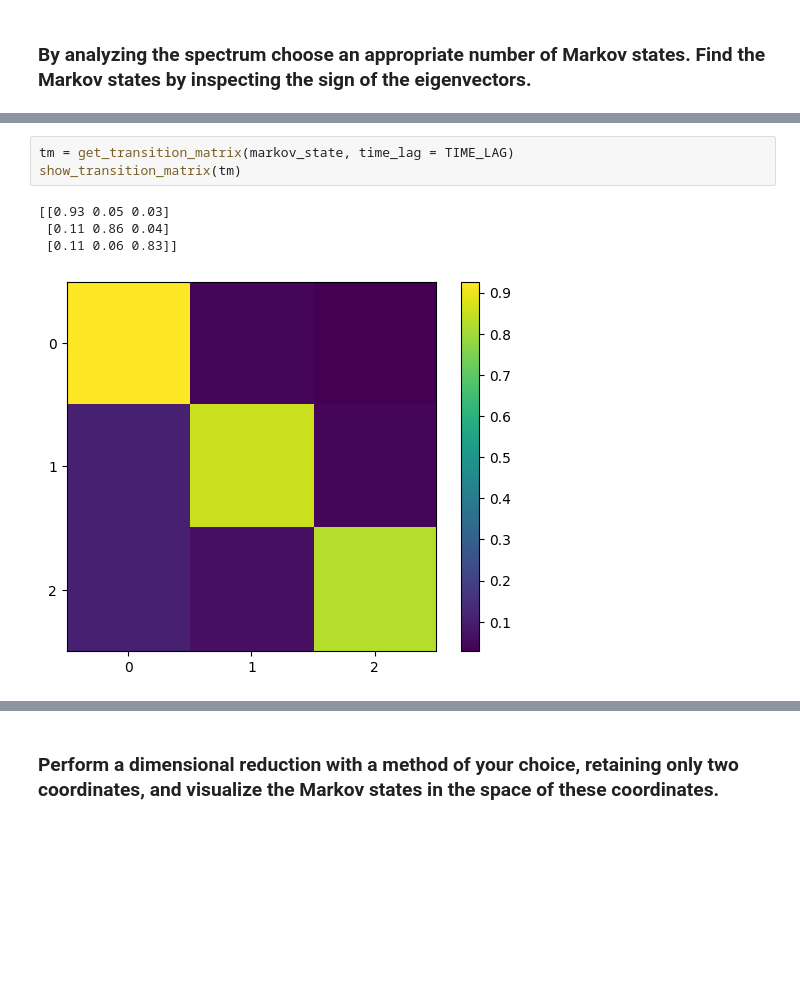
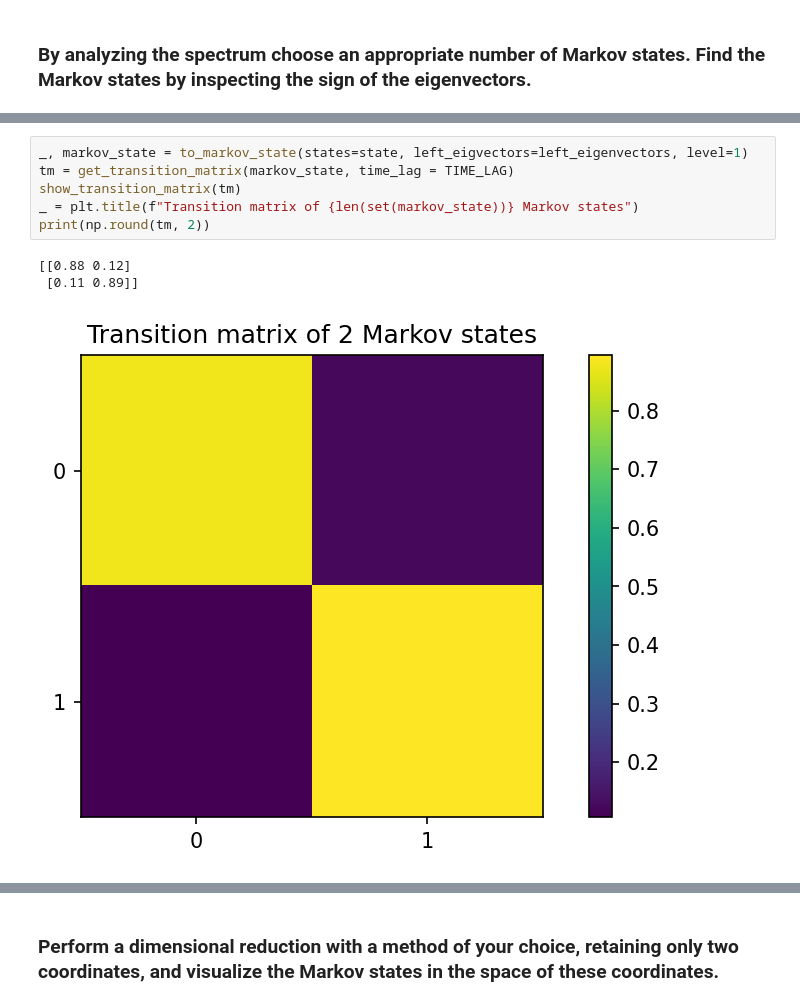
Before and after one commit to DavideScassola/UnsupervisedLearning2022-2023, a Jupyter notebook: third_exercise/third_exercise.ipynb, the cells around one changed output, grey strips where cells are left out. Cells and saved outputs as stored; diff of their text form; blank space fills up the shorter version.

```diff
--- a/third_exercise/third_exercise.ipynb
+++ b/third_exercise/third_exercise.ipynb
@@ -180,8 +168,10 @@ markov_states_dict = {0: [1, 2, 3], 1: [0], 3: [4]}
-# %%
-tm = get_transition_matrix(markov_state, time_lag = TIME_LAG)
-show_transition_matrix(tm)
-# %% [output]
-[[0.93 0.05 0.03]
- [0.11 0.86 0.04]
- [0.11 0.06 0.83]]
-[figure, removed]
+# %%
+_, markov_state = to_markov_state(states=state, left_eigvectors=left_eigenvectors, level=1)
+tm = get_transition_matrix(markov_state, time_lag = TIME_LAG)
+show_transition_matrix(tm)
+_ = plt.title(f"Transition matrix of {len(set(markov_state))} Markov states")
+print(np.round(tm, 2))
+# %% [output]
+[[0.88 0.12]
+ [0.11 0.89]]
+[figure, added]
```
Also changed, not shown: parts of 23 cells of this notebook.
